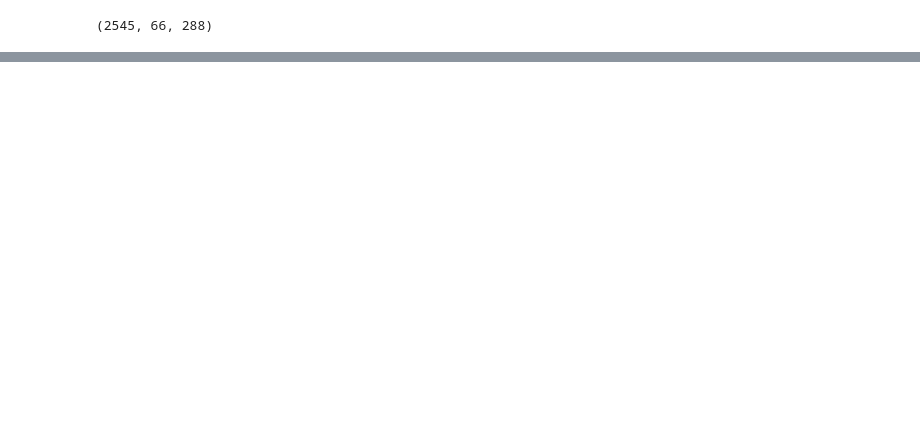
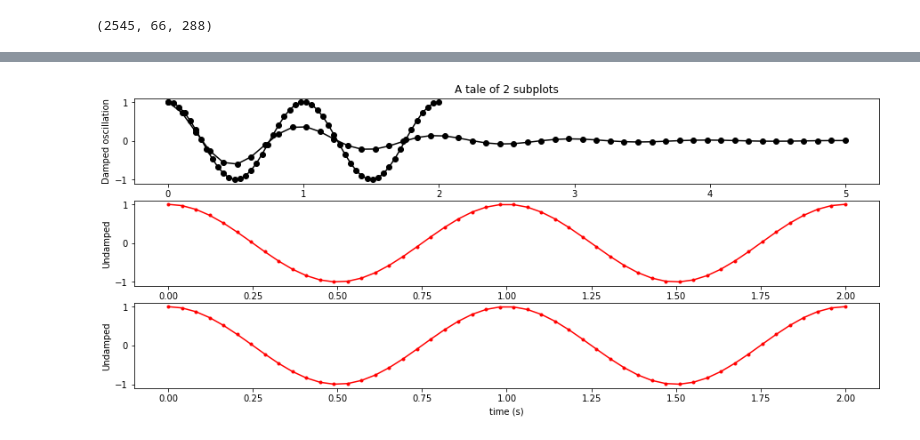
Before and after one commit to huevosabio/ts-predict, a Jupyter notebook: 5 - Expanding the Neural Nets Scope.ipynb, the cells around one changed output, grey strips where cells are left out. Cells and saved outputs as stored; diff of their text form; code cells hidden in the pictures; blank space fills up the shorter version.

```diff
--- a/5 - Expanding the Neural Nets Scope.ipynb
+++ b/5 - Expanding the Neural Nets Scope.ipynb
@@ -206,0 +225,28 @@ predict(model, total_days=1,day=11,delta=24)
+# %%
+
+x1 = np.linspace(0.0, 5.0)
+x2 = np.linspace(0.0, 2.0)
+
+y1 = np.cos(2 * np.pi * x1) * np.exp(-x1)
+y2 = np.cos(2 * np.pi * x2)
+
+plt.subplot(3, 1, 1)
+plt.plot(x1, y1, 'ko-')
+plt.title('A tale of 2 subplots')
+plt.ylabel('Damped oscillation')
+plt.plot(x2, y2, 'ko-')
+
+plt.subplot(3, 1, 2)
+plt.plot(x2, y2, 'r.-')
+plt.xlabel('time (s)')
+plt.ylabel('Undamped')
+
+plt.subplot(3, 1, 3)
+plt.plot(x2, y2, 'r.-')
+plt.xlabel('time (s)')
+plt.ylabel('Undamped')
+
+
+plt.show()
+# %% [output]
+[figure, added]
```
Also changed, not shown: parts of 4 cells of this notebook, 1 other file.
